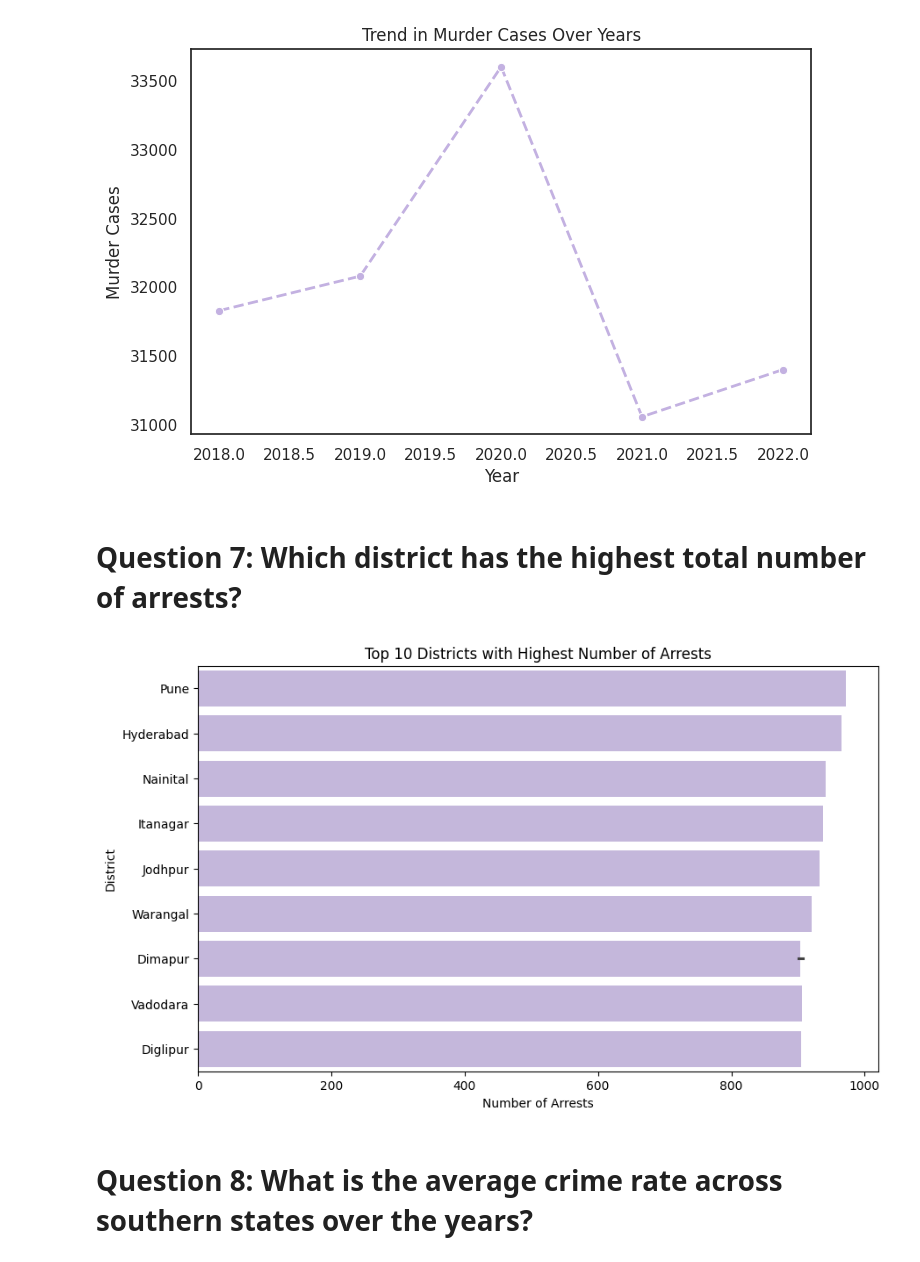
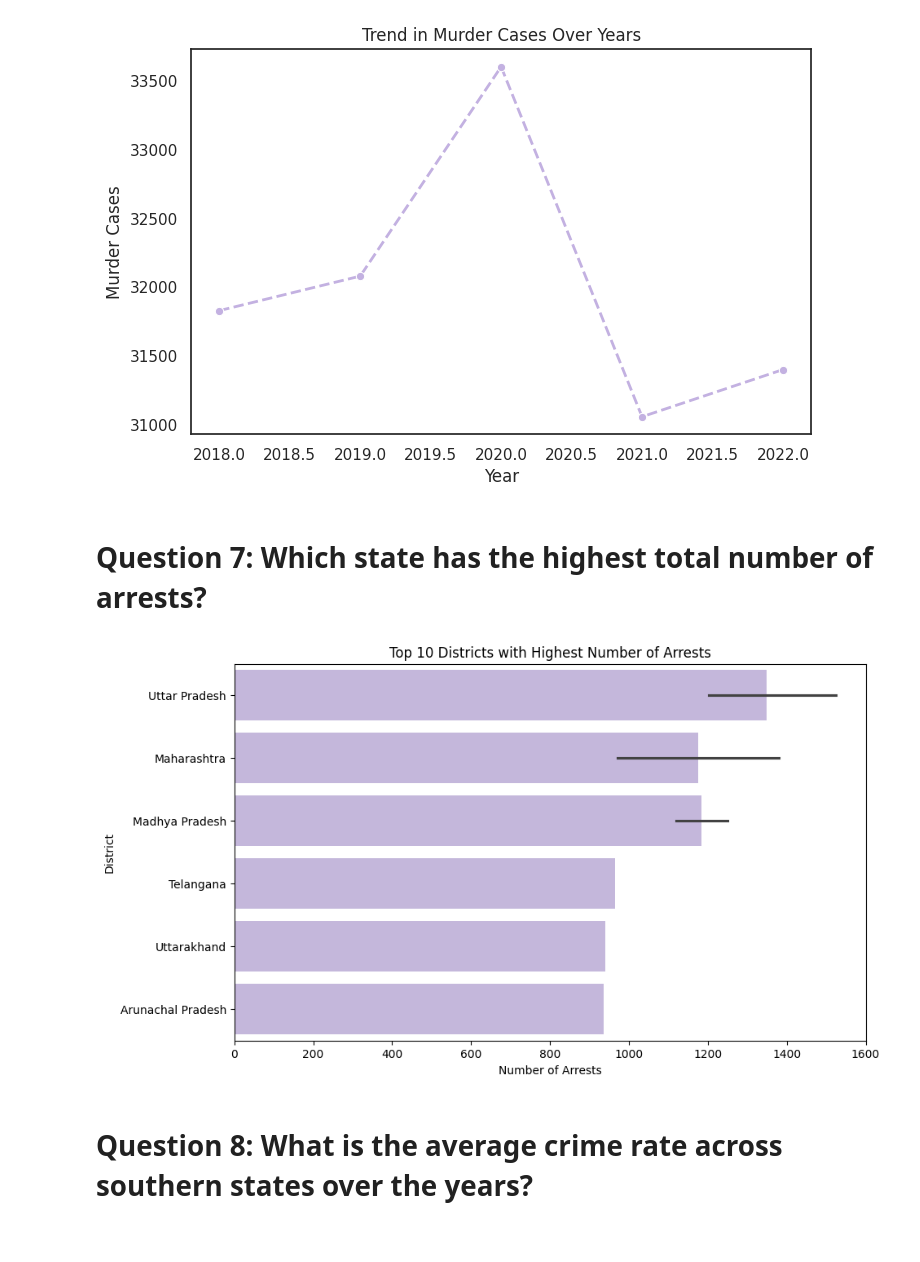
Before and after one commit to AanchalPandey16/CrimeRateAnalysis, a Jupyter notebook: CrimeRateAnalysis.ipynb, the cells around one changed output. Cells and saved outputs as stored; diff of their text form; code cells hidden in the pictures.

```diff
--- a/CrimeRateAnalysis.ipynb
+++ b/CrimeRateAnalysis.ipynb
@@ -322,23 +325,23 @@ plt.show()
 # %% [output]
 [figure]
 # %% [markdown]
-# Question 7: Which district has the highest total number of arrests?
+# Question 7: Which state has the highest total number of arrests?
 # %%
 plt.figure(figsize=(10, 6))
 
 #pick top 10 district
 top_districts = df.sort_values(by='Arrests', ascending=False).head(10)
 
 #barplot for the top 10 districts
-sns.barplot(x='Arrests', y='District', data=top_districts, color='#C3B1E1')
+sns.barplot(x='Arrests', y='State', data=top_districts, color='#C3B1E1')
 
 # Set the title and labels
 plt.title("Top 10 Districts with Highest Number of Arrests")
 plt.xlabel("Number of Arrests")
 plt.ylabel("District")
 plt.show()
 # %% [output]
-[figure, old version]
+[figure, new version]
 # %% [markdown]
 # Question 8: What is the average crime rate across southern states over the years?
 # %%
```
Also changed, not shown: parts of 7 cells of this notebook.
